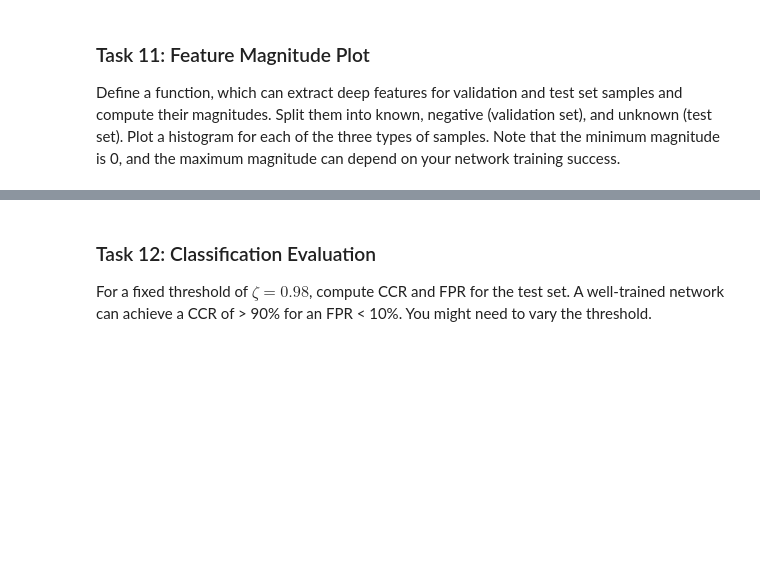
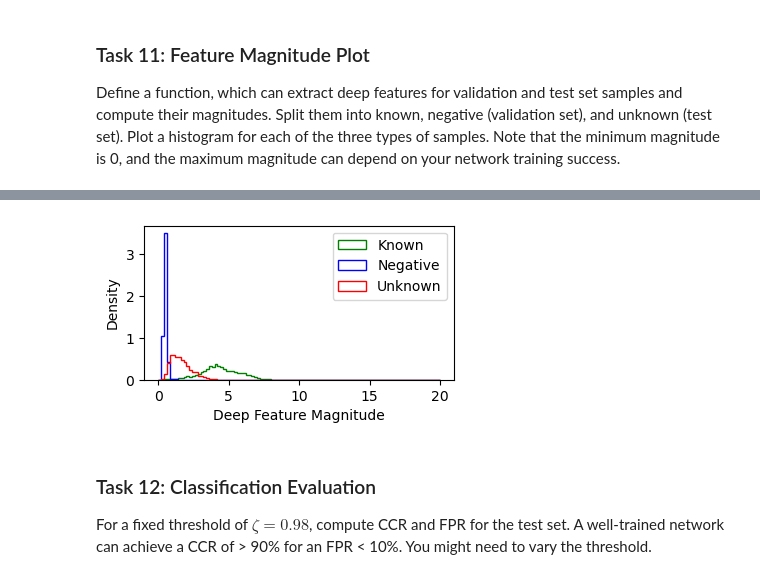
Before and after one commit to hangchenxie/uzh-deeplearning24, a Jupyter notebook: DL-Assignment08.ipynb, the cells around one changed output, grey strips where cells are left out. Saved outputs shown, nothing was run; the diff lists cells and outputs as text; code cells hidden in the pictures; blank space fills up the shorter version.

```diff
--- a/DL-Assignment08.ipynb
+++ b/DL-Assignment08.ipynb
@@ -261,3 +212,10 @@ def split_known_unknown(batch, targets):
+# %%
+def split_known_unknown(batch, targets):
+  # select the indexes at which known and unknown samples exist
+  known = torch.any(targets == 1, dim=1)
+  unknown = ~known
+  # return the known samples, the targets of the known samples, as well as the unknown samples
+  return batch[known], targets[known], batch[unknown]
 # %% [markdown]
 ## Loss Function and Confidence
 
@@ -507,0 +430,4 @@ Epoch 29; train: 0.61482, val: 0.61503
+# %%
+loss_function = adapted_softmax
+network_adapted = Network(32, 32, 20, 4)
+network_adapted = train(network_adapted, 30, 1e-4, 0.9, loss_function)
@@ -527,3 +468,57 @@ NameError: name 'network_adapted' is not defined
+# %%
+def plot_features(network):
+    # collect feature magnitudes for
+    known, negative, unknown = [], [], []
+
+    with torch.no_grad():
+        # extract deep features magnitudes for validation set
+        for x,t in validation_loader:
+            x = x.to(device)
+            t = t.to(device)
+            # extract deep features (and logits)
+            logits, deep_features = network(x)
+            # compute norms
+            norms = torch.norm(deep_features, dim=1)
+            # split between known and unknown
+            known_samples, _, unknown_samples = split_known_unknown(norms, t)
+            # collect norms of known samples
+            known.extend(known_samples.cpu().numpy())
+            # collect norms of negative samples
+            negative.extend(unknown_samples.cpu().numpy())
+
+        for x,t in test_loader:
+            x = x.to(device)
+            t = t.to(device)
+            # extract deep features (and logits)
+            logits, deep_features = network(x)
+            # compute norms
+            norms = torch.norm(deep_features, dim=1)
+            # split between known and unknown
+            known_samples, _, unknown_samples = split_known_unknown(norms, t)
+            # collect norms of known samples
+            known.extend(known_samples.cpu().numpy())
+            # collect norms of unknown samples
+            unknown.extend(unknown_samples.cpu().numpy())
+
+    # plot the norms as histograms
+    from matplotlib import pyplot
+    pyplot.figure(figsize=(4,2))
+
+    # keep the same maximum magnitude
+    max_mag = 20
+    # plot the three histograms
+    pyplot.hist(known, bins=100, range=(0,max_mag), density=True, color="g", histtype="step", label="Known")
+    pyplot.hist(negative, bins=100, range=(0,max_mag), density=True, color="b", histtype="step", label="Negative")
+    pyplot.hist(unknown, bins=100, range=(0,max_mag), density=True, color="r", histtype="step", label="Unknown")
+
+    # beautify plot
+    pyplot.legend()
+    pyplot.xlabel("Deep Feature Magnitude")
+    pyplot.ylabel("Density")
+
+plot_features(network_adapted)
+# %% [output]
+[figure, added]
 # %% [markdown]
 ### Task 12: Classification Evaluation
 
```
Also changed, not shown: parts of 15 cells of this notebook.
